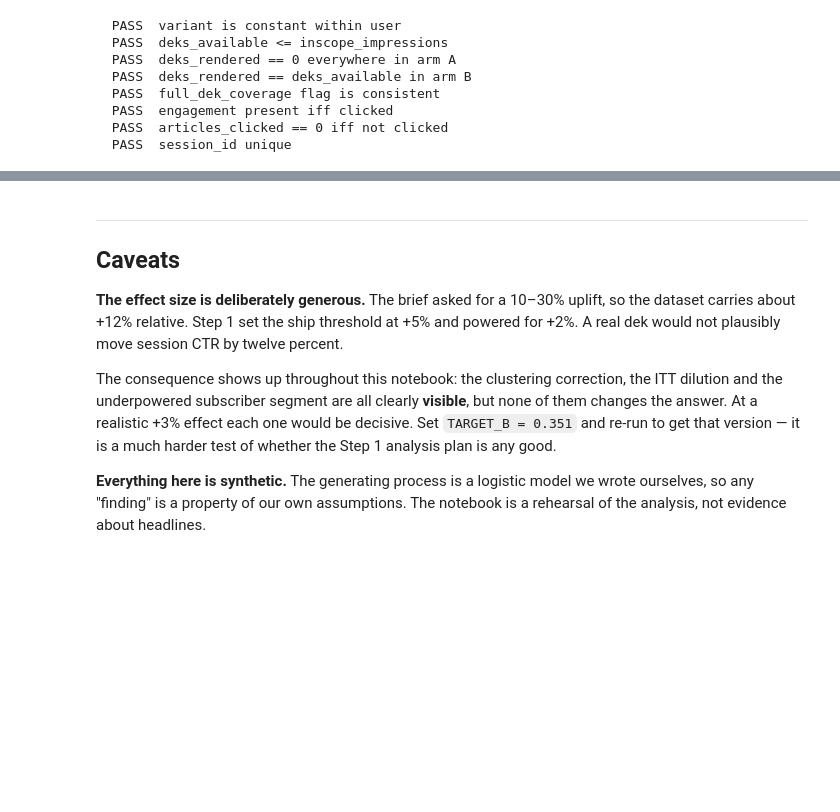
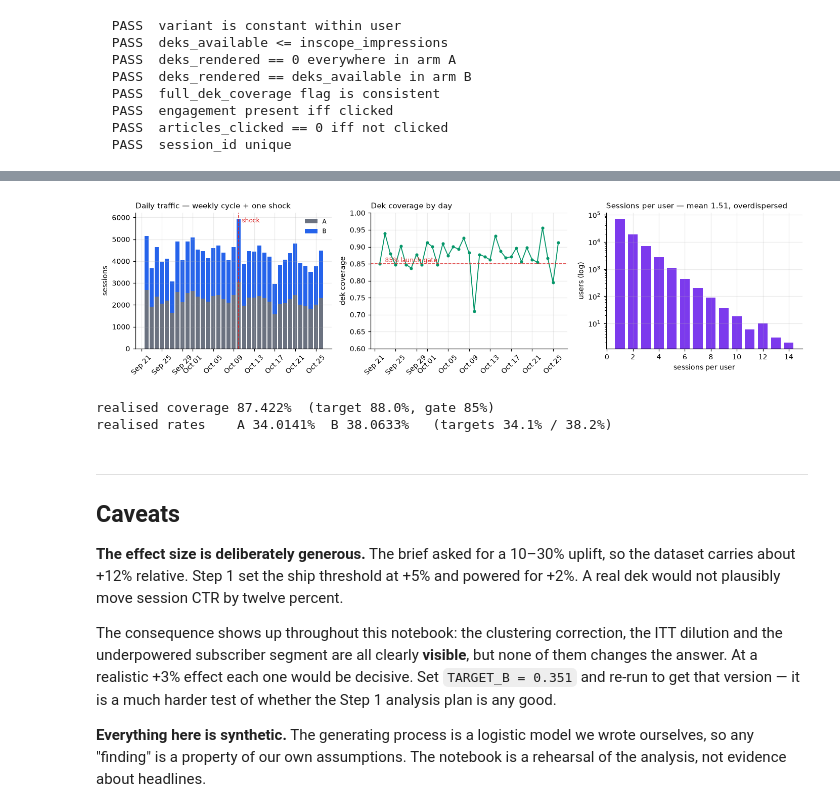
Before and after one commit to mattscherzer/aipm-ab-test-activity, a Jupyter notebook: 02-synthetic-data.ipynb, the cells around one changed output, grey strips where cells are left out. Cells and saved outputs as stored; diff of their text form; code cells hidden in the pictures; blank space fills up the shorter version.

```diff
--- a/02-synthetic-data.ipynb
+++ b/02-synthetic-data.ipynb
@@ -897,3 +550,52 @@ plt.tight_layout(); plt.show()
+# %%
+import matplotlib.pyplot as plt
+import matplotlib.dates as mdates
+
+plt.rcParams.update({"figure.dpi": 110, "axes.grid": True, "grid.alpha": 0.25,
+                     "axes.spines.top": False, "axes.spines.right": False, "font.size": 9})
+shock_date = pd.Timestamp(START) + pd.Timedelta(days=NEWS_SPIKE_DAY)
+
+fig, ax = plt.subplots(1, 3, figsize=(13, 3.4))
+
+# traffic per day, split by arm
+piv = (df.assign(d=df.session_date).groupby(["d","variant"]).size()
+         .unstack("variant"))
+ax[0].bar(piv.index, piv.A, color="#6b7280", width=0.8, label="A")
+ax[0].bar(piv.index, piv.B, bottom=piv.A, color="#2563eb", width=0.8, label="B")
+ax[0].axvline(shock_date, color="#dc2626", ls="--", lw=1)
+ax[0].annotate("shock", (shock_date, ax[0].get_ylim()[1]*0.93), xytext=(4,0),
+               textcoords="offset points", fontsize=8, color="#dc2626")
+ax[0].set_ylabel("sessions"); ax[0].legend(frameon=False, fontsize=8)
+ax[0].set_title("Daily traffic — weekly cycle + one shock", loc="left", fontsize=10)
+ax[0].xaxis.set_major_formatter(mdates.DateFormatter("%b %d")); ax[0].tick_params(axis="x", rotation=45)
+
+# dek coverage per day
+ax[1].plot(pd.to_datetime(days_df.date), days_df.coverage, color="#059669", marker="o", ms=3, lw=1.2)
+ax[1].axhline(0.85, color="#dc2626", ls="--", lw=1)
+ax[1].annotate("85% launch gate", (pd.to_datetime(days_df.date.iloc[1]), 0.855),
+               fontsize=8, color="#dc2626")
+ax[1].set_ylim(0.6, 1.0); ax[1].set_ylabel("dek coverage")
+ax[1].set_title("Dek coverage by day", loc="left", fontsize=10)
+ax[1].xaxis.set_major_formatter(mdates.DateFormatter("%b %d")); ax[1].tick_params(axis="x", rotation=45)
+
+# sessions per user
+spu = df.groupby("user_id").size().value_counts().sort_index()
+ax[2].bar(spu.index, spu.values, color="#7c3aed", width=0.75)
+ax[2].set_yscale("log")
+ax[2].set_xlabel("sessions per user"); ax[2].set_ylabel("users (log)")
+ax[2].set_title(f"Sessions per user — mean {df.groupby('user_id').size().mean():.2f}, overdispersed",
+                loc="left", fontsize=10)
+
+plt.tight_layout(); plt.show()
+
+print(f"realised coverage {df.deks_available.sum()/df.inscope_impressions.sum():.3%}  (target "
+      f"{DEK_COVERAGE_MEAN:.1%}, gate 85%)")
+print(f"realised rates    A {df[df.variant=='A'].clicked.mean():.4%}  "
+      f"B {df[df.variant=='B'].clicked.mean():.4%}   (targets {TARGET_A:.1%} / {TARGET_B:.1%})")
+# %% [output]
+[figure, added]
+realised coverage 87.422%  (target 88.0%, gate 85%)
+realised rates    A 34.0141%  B 38.0633%   (targets 34.1% / 38.2%)
 # %% [markdown]
 ---
 ## Caveats
```
Also changed, not shown: parts of 22 cells of this notebook, 2 other files.
